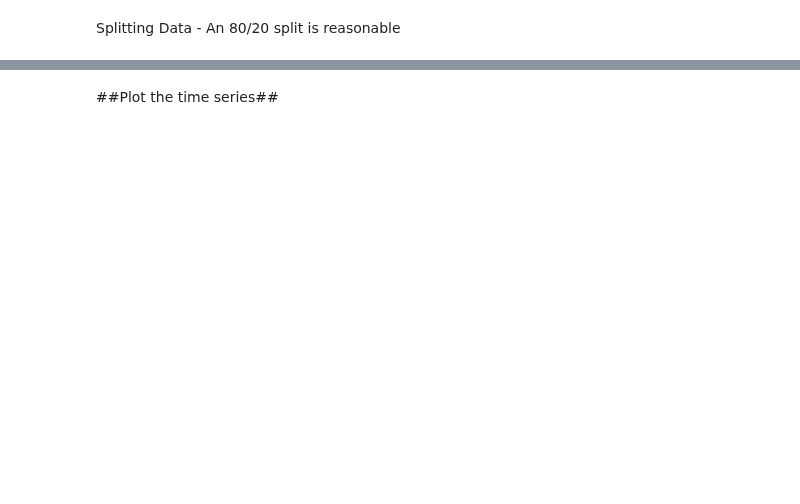
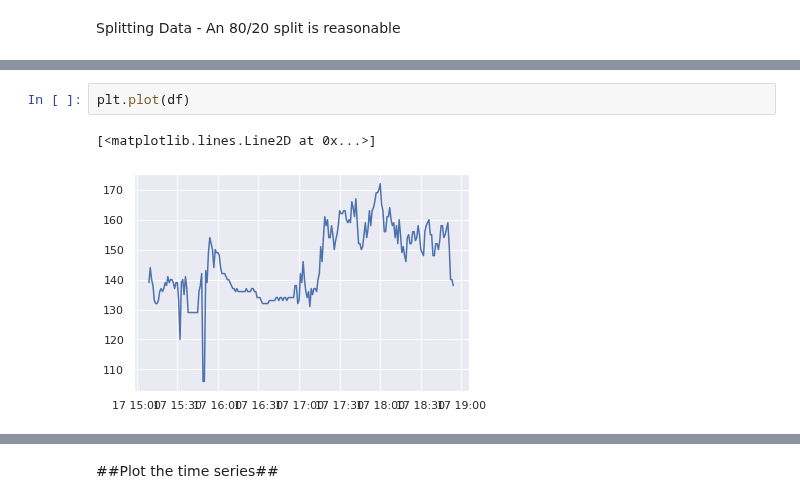
Before and after one commit to MartinNde/MartinN_1, a Jupyter notebook: Time_Series_Competition_AI.ipynb, the cells around one changed output, grey strips where cells are left out. Drawn from its saved outputs; the diff is of its cells as text; blank space fills up the shorter version.

```diff
--- a/Time_Series_Competition_AI.ipynb
+++ b/Time_Series_Competition_AI.ipynb
@@ -152,0 +251,5 @@ df_test.head()
+# %%
+plt.plot(df)
+# %% [output]
+[<matplotlib.lines.Line2D at 0x...>]
+[figure, added]
```
Also changed, not shown: parts of 47 cells of this notebook.
